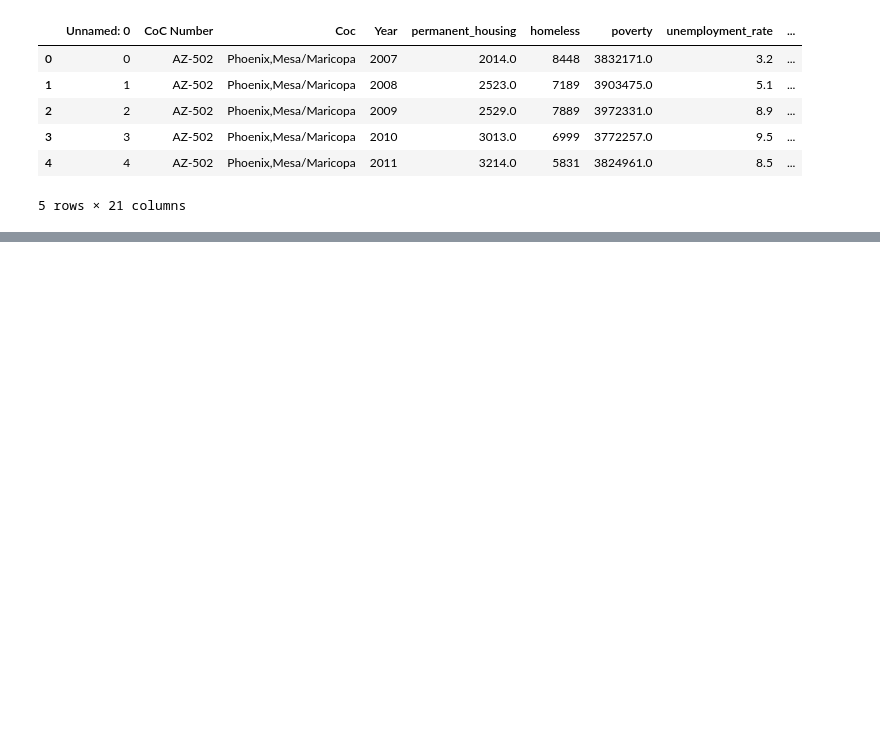
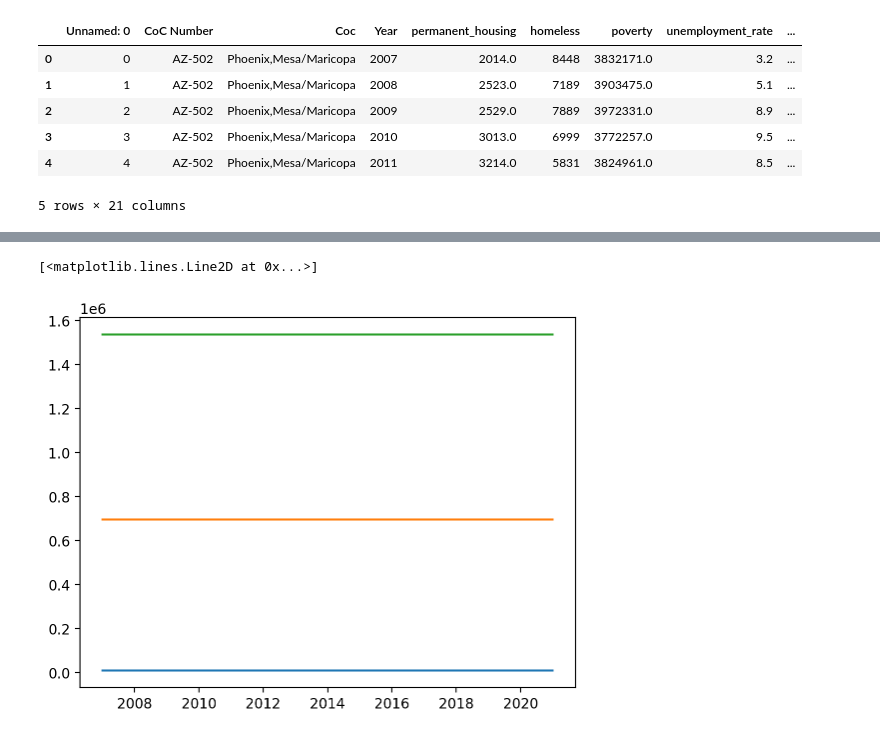
Before and after one commit to heath3rq/Python_Homelessness-Causal-Inference-Analysis, a Jupyter notebook: 30_results/eda.ipynb, the cells around one changed output, grey strips where cells are left out. Cells and saved outputs as stored; diff of their text form; code cells hidden in the pictures; blank space fills up the shorter version.

```diff
--- a/30_results/eda.ipynb
+++ b/30_results/eda.ipynb
@@ -19,0 +161,25 @@ data.head()
+# %%
+#2007, 2012, 2017, 2021 ploting hispan, non hispanic, homeless rate
+
+years_to_consider = [2007,2012,2017,2021]
+
+homeless_year = []
+hispan_year = []
+non_hispan_year = []
+
+for i, year in enumerate(years_to_consider):
+    subset = data[data["Year"]== year]
+    tmp_homeless = data["homeless_rate"].mean()
+    tmp_hisp = data["Hispanic"].mean()
+    tmp_non_hisp = data["Non Hispanic"].mean()
+
+    homeless_year.append(tmp_homeless)
+    hispan_year.append(tmp_hisp)
+    non_hispan_year.append(tmp_non_hisp)
+# %%
+plt.plot(years_to_consider,homeless_year)
+plt.plot(years_to_consider, hispan_year)
+plt.plot(years_to_consider, non_hispan_year)
+# %% [output]
+[<matplotlib.lines.Line2D at 0x...>]
+[figure, added]
```
Also changed, not shown: parts of 13 cells of this notebook.
